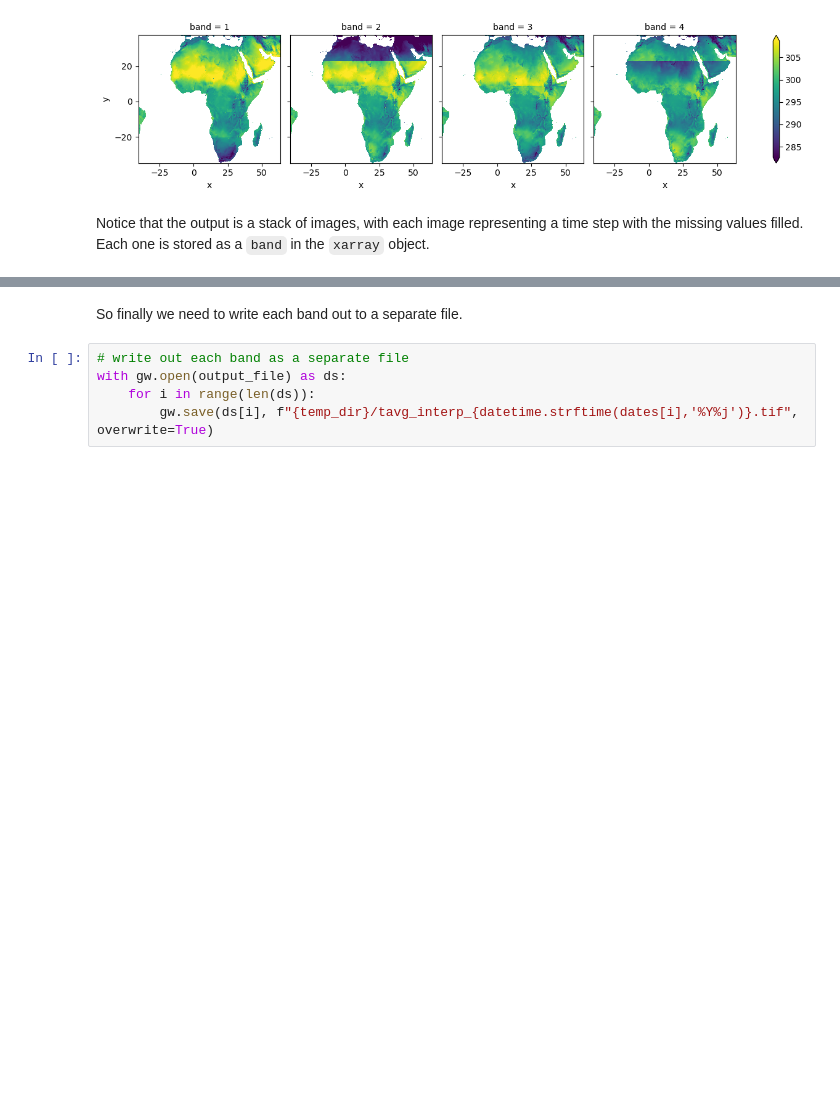
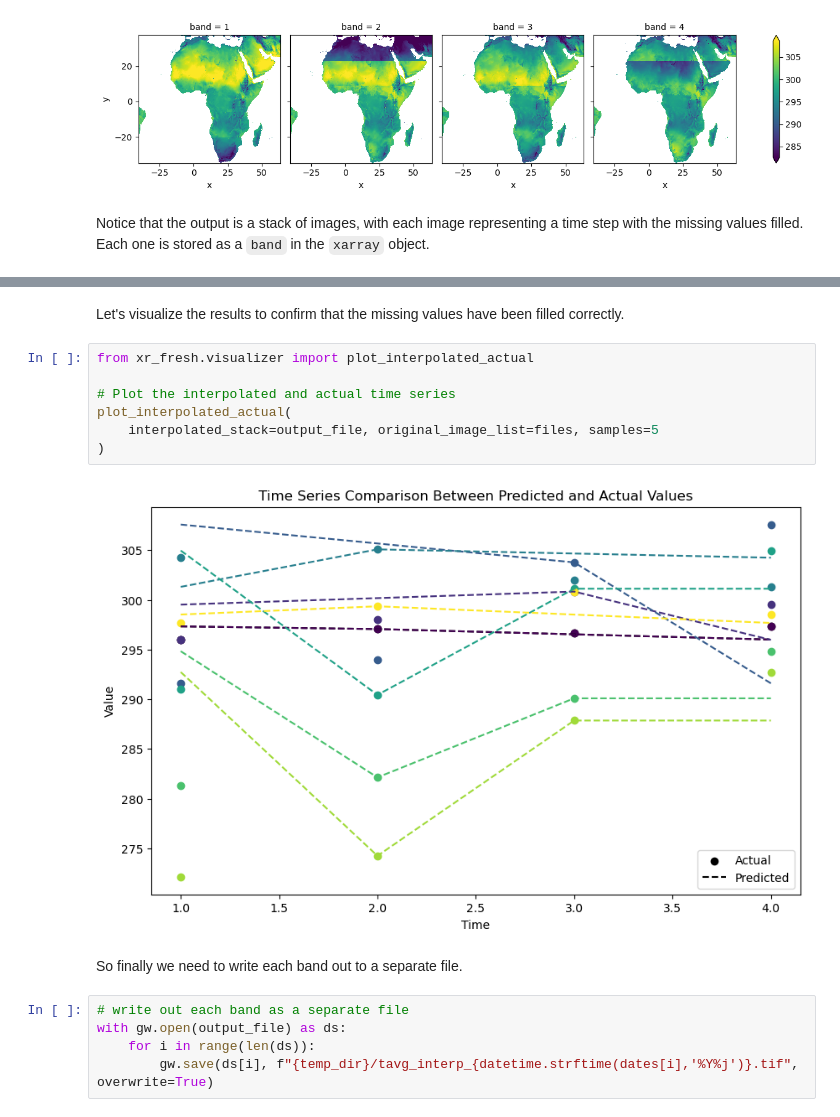
Before and after one commit to mmann1123/xr_fresh, a Jupyter notebook: notebooks/interpolation_tutorial.ipynb, the cells around one changed output, grey strips where cells are left out. Saved outputs shown, nothing was run; the diff lists cells and outputs as text; blank space fills up the shorter version.

Commit message:
add visualize results clean docs

```diff
--- a/notebooks/interpolation_tutorial.ipynb
+++ b/notebooks/interpolation_tutorial.ipynb
@@ -235,6 +235,17 @@ _data_are_separate :
 0
 _data_are_stacked :
 0
+# %% [markdown]
+Let's visualize the results to confirm that the missing values have been filled correctly.
+# %%
+from xr_fresh.visualizer import plot_interpolated_actual
+
+# Plot the interpolated and actual time series
+plot_interpolated_actual(
+    interpolated_stack=output_file, original_image_list=files, samples=5
+)
+# %% [output]
+[figure, added]
 # %% [markdown]
 So finally we need to write each band out to a separate file.
 # %%
```
Also changed, not shown: parts of 5 cells of this notebook, 2 other files.
